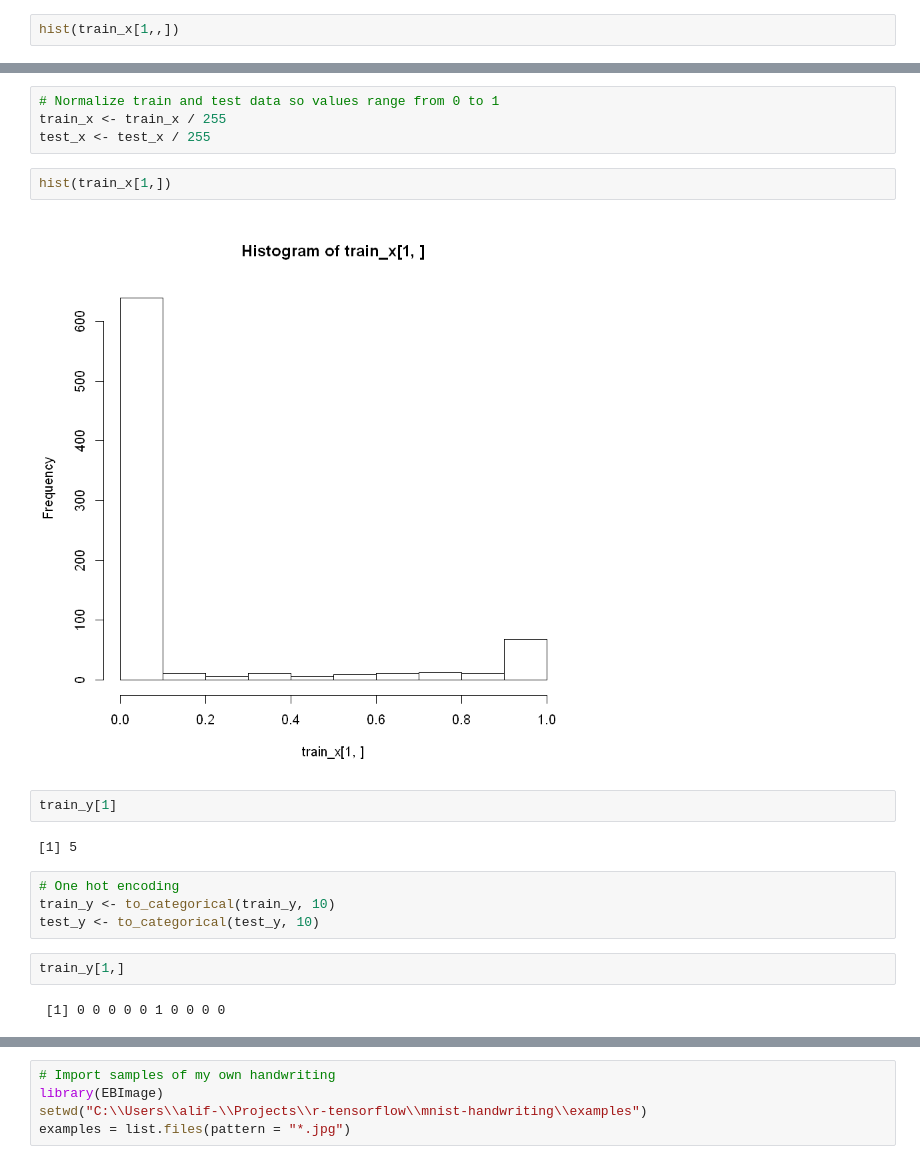
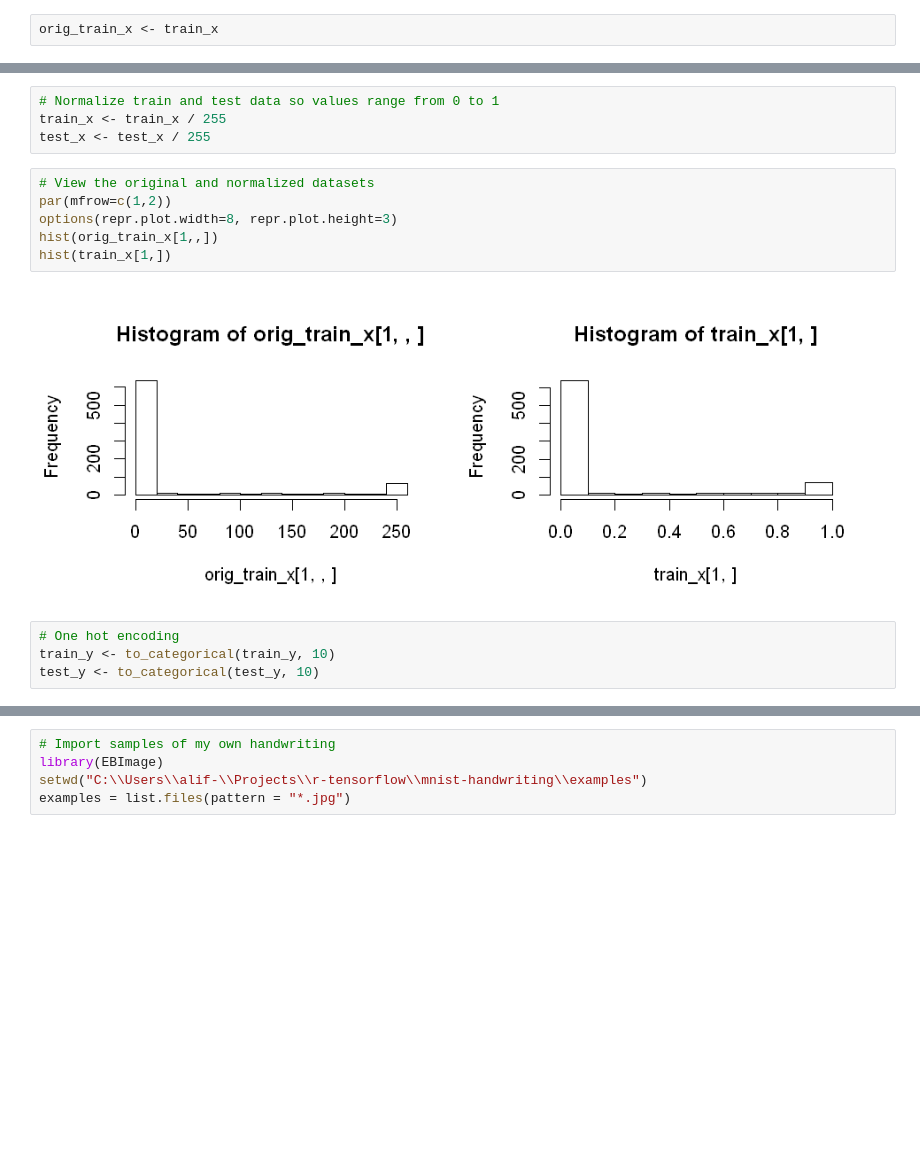
Before and after one commit to alif-munim/r-tensorflow, a Jupyter notebook: mnist-handwriting/mnist-handwriting.ipynb, the cells around one changed output, grey strips where cells are left out. Drawn from its saved outputs; the diff is of its cells as text; blank space fills up the shorter version.

```diff
--- a/mnist-handwriting/mnist-handwriting.ipynb
+++ b/mnist-handwriting/mnist-handwriting.ipynb
@@ -77,4 +85,4 @@ for (i in 1:9) plot(as.raster(train_x[i,,], max = 255))
 # %% [output]
 [figure]
 # %%
-hist(train_x[1,,])
+orig_train_x <- train_x
@@ -105,18 +111,14 @@ str(test_x)
 train_x <- train_x / 255
 test_x <- test_x / 255
 # %%
+# View the original and normalized datasets
+par(mfrow=c(1,2))
+options(repr.plot.width=8, repr.plot.height=3)
+hist(orig_train_x[1,,])
 hist(train_x[1,])
 # %% [output]
-[figure, old version]
+[figure, new version]
-# %%
-train_y[1]
-# %% [output]
-[1] 5
 # %%
 # One hot encoding
 train_y <- to_categorical(train_y, 10)
 test_y <- to_categorical(test_y, 10)
-# %%
-train_y[1,]
-# %% [output]
- [1] 0 0 0 0 0 1 0 0 0 0
```
Also changed, not shown: parts of 51 cells of this notebook.
